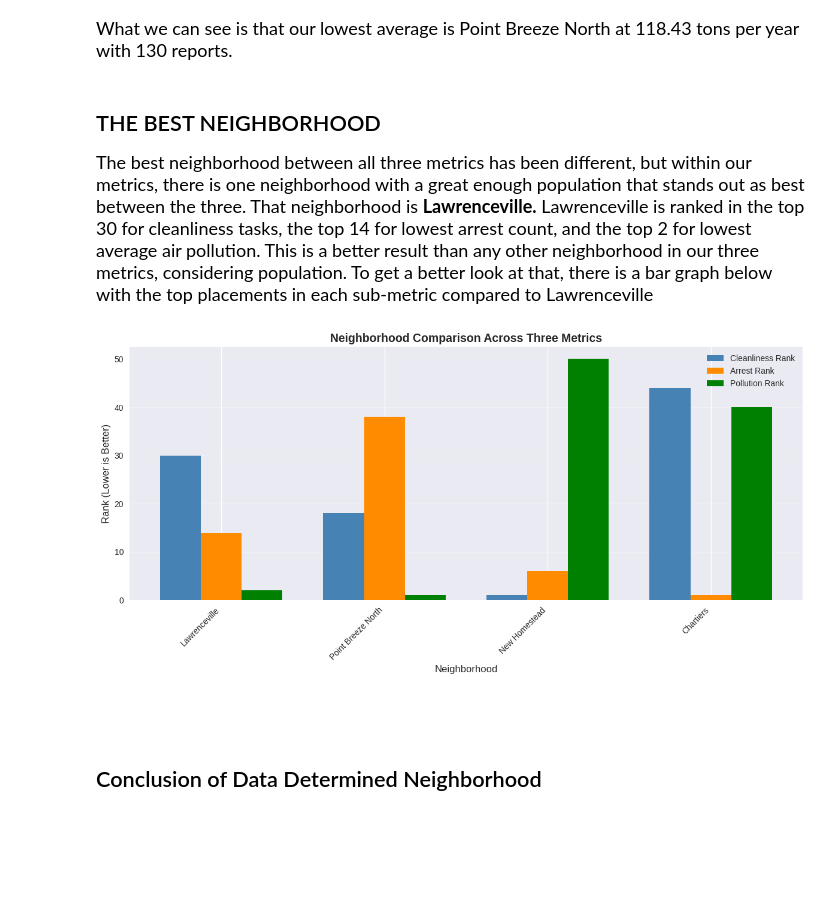
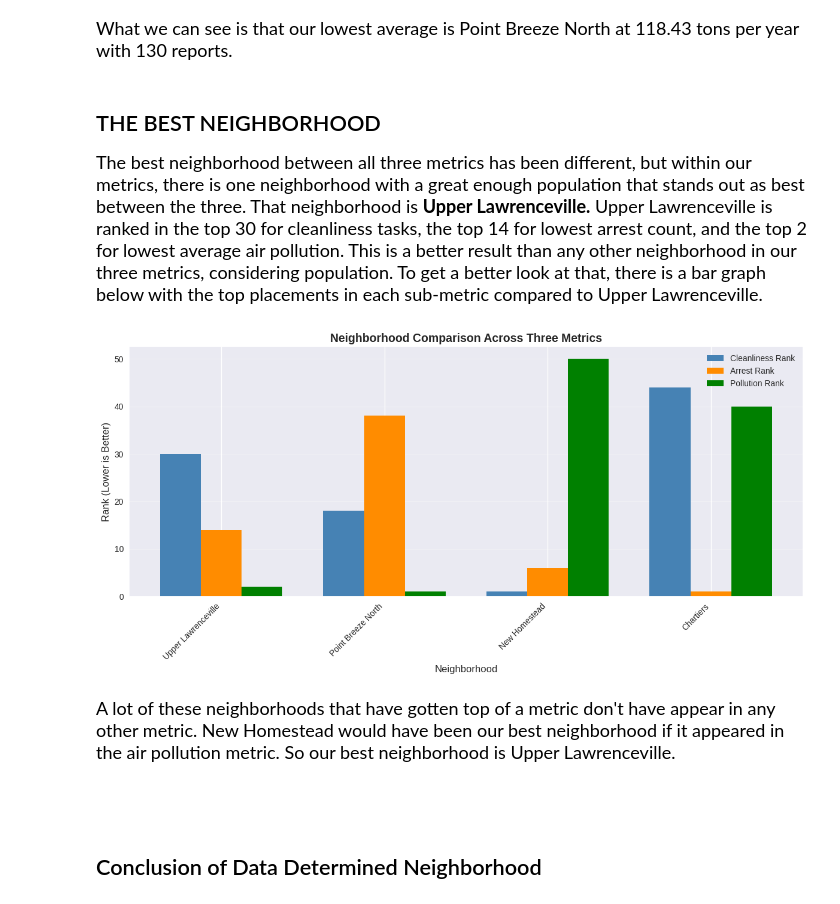
Before and after one commit to MasonKaing/best-neighborhood, a Jupyter notebook: BestNeighborhood.ipynb, the cells around one changed output. Saved outputs shown, nothing was run; the diff lists cells and outputs as text; code cells hidden in the pictures; blank space fills up the shorter version.

```diff
--- a/BestNeighborhood.ipynb
+++ b/BestNeighborhood.ipynb
@@ -260,10 +260,10 @@ plt.show()
 # %% [markdown]
 ## THE BEST NEIGHBORHOOD
 
-<font size="4">The best neighborhood between all three metrics has been different, but within our metrics, there is one neighborhood with a great enough population that stands out as best between the three. That neighborhood is **Lawrenceville.** Lawrenceville is ranked in the top 30 for cleanliness tasks, the top 14 for lowest arrest count, and the top 2 for lowest average air pollution. This is a better result than any other neighborhood in our three metrics, considering population. To get a better look at that, there is a bar graph below with the top placements in each sub-metric compared to Lawrenceville</font>
+<font size="4">The best neighborhood between all three metrics has been different, but within our metrics, there is one neighborhood with a great enough population that stands out as best between the three. That neighborhood is **Upper Lawrenceville.** Upper Lawrenceville is ranked in the top 30 for cleanliness tasks, the top 14 for lowest arrest count, and the top 2 for lowest average air pollution. This is a better result than any other neighborhood in our three metrics, considering population. To get a better look at that, there is a bar graph below with the top placements in each sub-metric compared to Upper Lawrenceville.</font>
 # %%
 neighborhoods_comparison = pd.DataFrame({
-    'Neighborhood': ['Lawrenceville', 'Point Breeze North', 'New Homestead', 'Chartiers'],
+    'Neighborhood': ['Upper Lawrenceville', 'Point Breeze North', 'New Homestead', 'Chartiers'],
     'Cleanliness_Rank': [30, 18, 1, 44],  # Lower is better
     'Arrest_Rank': [14, 38, 6, 1],
     'Pollution_Rank': [2, 1, 50, 40]
@@ -274,34 +274,36 @@ neighborhoods = neighborhoods_comparison['Neighborhood']
 cleanliness = neighborhoods_comparison['Cleanliness_Rank']
 arrests = neighborhoods_comparison['Arrest_Rank']
 pollution = neighborhoods_comparison['Pollution_Rank']
 
 # Create positions for the bars
 x = np.arange(len(neighborhoods))
 width = 0.25
 
 # Create the plot
 fig, ax = plt.subplots(figsize=(12, 6))
 
 # Create bars for each metric
 bars1 = ax.bar(x - width, cleanliness, width, label='Cleanliness Rank', color='steelblue')
 bars2 = ax.bar(x, arrests, width, label='Arrest Rank', color='darkorange')
 bars3 = ax.bar(x + width, pollution, width, label='Pollution Rank', color='green')
 
 # Add labels and title
 ax.set_xlabel('Neighborhood', fontsize=12)
 ax.set_ylabel('Rank (Lower is Better)', fontsize=12)
 ax.set_title('Neighborhood Comparison Across Three Metrics', fontsize=14, fontweight='bold')
 ax.set_xticks(x)
 ax.set_xticklabels(neighborhoods, rotation=45, ha='right')
 ax.legend()
 
 # Add grid
 ax.grid(axis='y', alpha=0.3)
 
 plt.tight_layout()
 plt.show()
 # %% [output]
-[figure, old version]
+[figure, new version]
+# %% [markdown]
+<font size="4">A lot of these neighborhoods that have gotten top of a metric don't have appear in any other metric. New Homestead would have been our best neighborhood if it appeared in the air pollution metric. So our best neighborhood is Upper Lawrenceville.</font>
 # %% [markdown]
 <br>
 <br>
```
